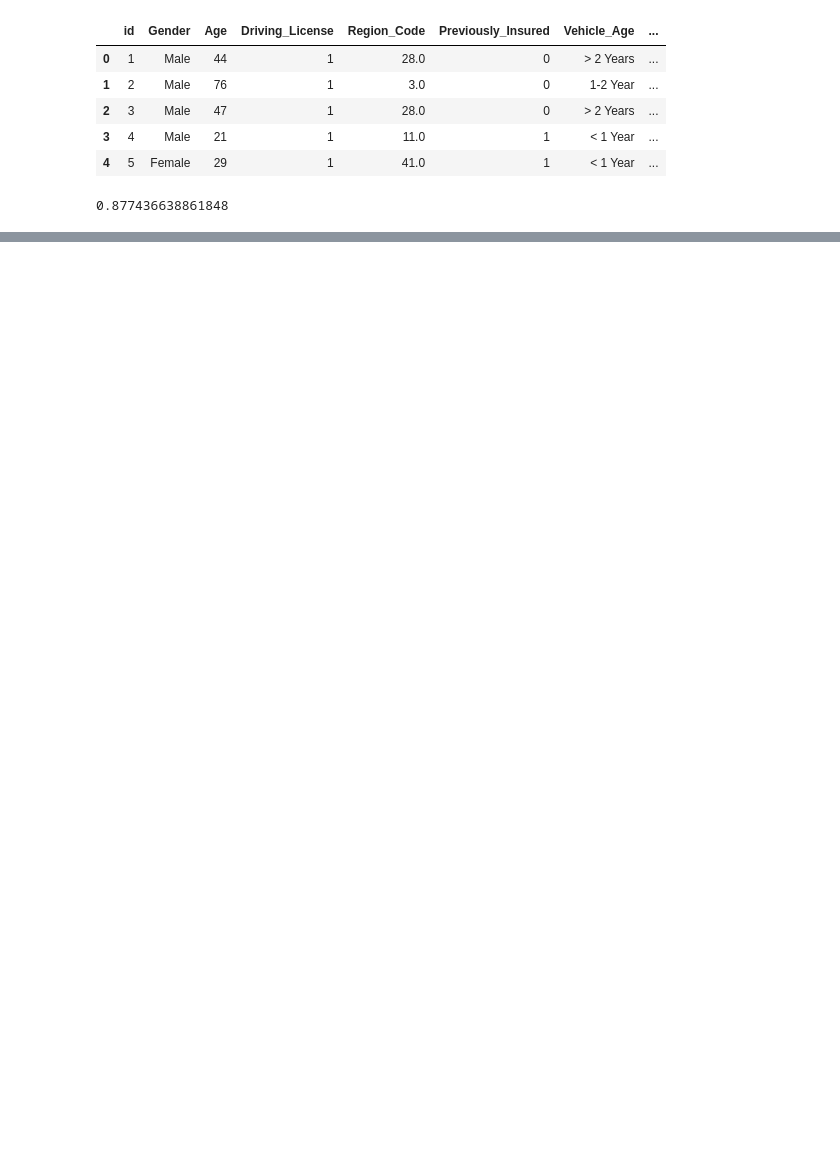
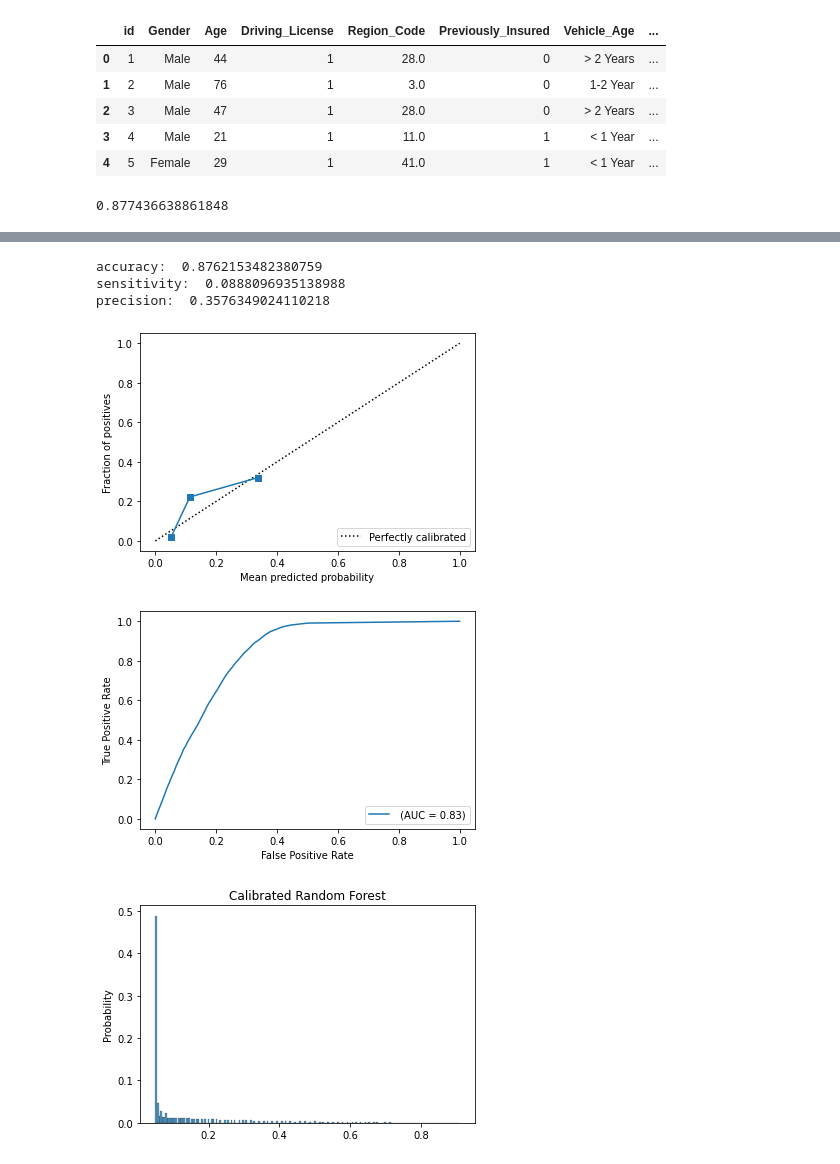
Before and after one commit to Johannes-Gross/business-analytics, a Jupyter notebook: insurance-jg.ipynb, the cells around one changed output, grey strips where cells are left out. Drawn from its saved outputs; the diff is of its cells as text; code cells hidden in the pictures; blank space fills up the shorter version.

```diff
--- a/insurance-jg.ipynb
+++ b/insurance-jg.ipynb
@@ -100,0 +130,10 @@ precision:  0.6176470588235294
+# %%
+rf_calib = CalibratedClassifierCV(base_estimator=rf, method='sigmoid', cv='prefit').fit(X_calib,y_calib)
+eval_clf(rf_calib, X_val, y_val, clf_name='Calibrated Random Forest')
+# %% [output]
+accuracy:  0.8762153482380759
+sensitivity:  0.0888096935138988
+precision:  0.3576349024110218
+[figure, added]
+[figure, added]
+[figure, added]
```
Also changed, not shown: parts of 12 cells of this notebook, 1 other file.
